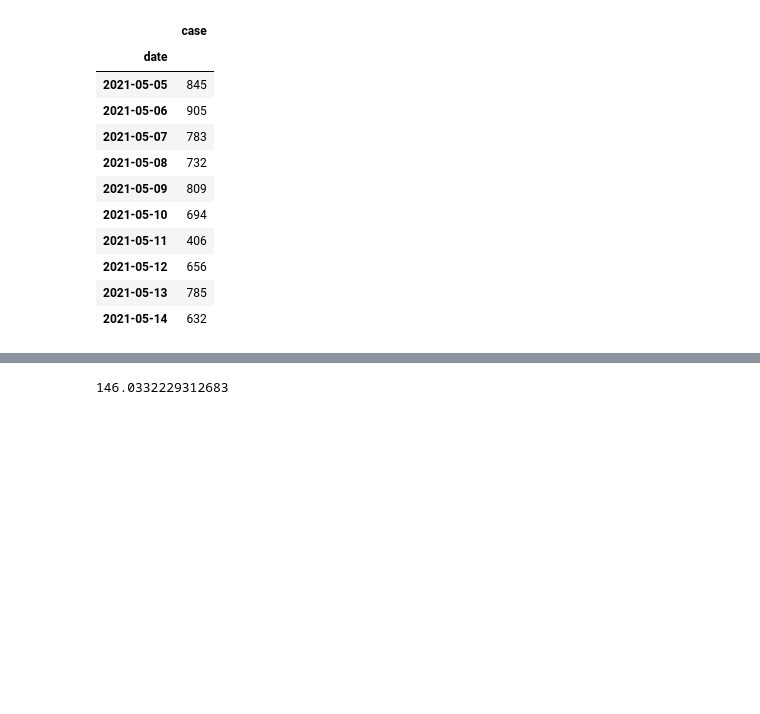
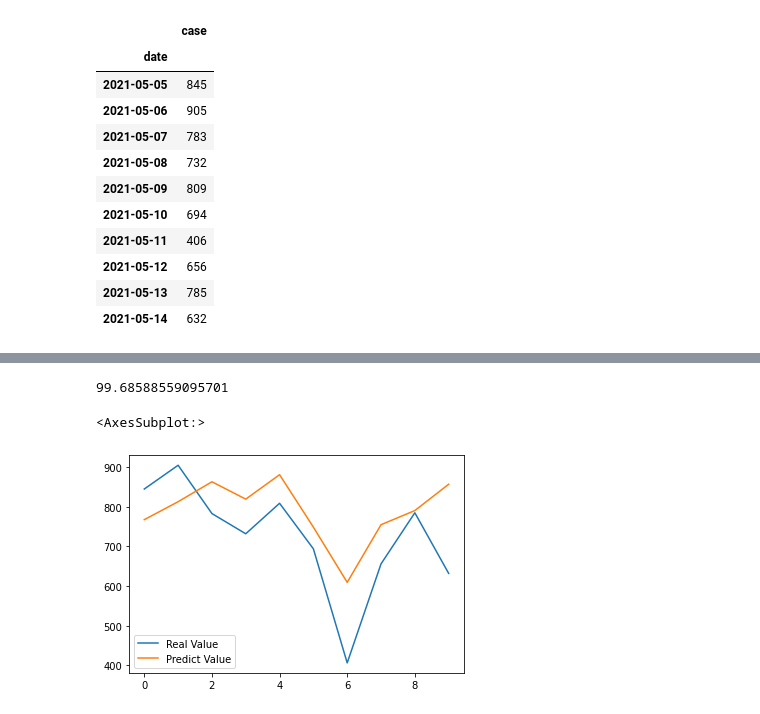
Before and after one commit to ardianzzz666/thesis, a Jupyter notebook: Multi Method + Seasonal Decomposition.ipynb, the cells around one changed output, grey strips where cells are left out. Drawn from its saved outputs; the diff is of its cells as text; code cells hidden in the pictures; blank space fills up the shorter version.

```diff
--- a/Multi Method + Seasonal Decomposition.ipynb
+++ b/Multi Method + Seasonal Decomposition.ipynb
@@ -349,5 +369,11 @@ rmse
-# %%
-rmse_arima = mean_squared_error(list_evaluasi, ARIMA_list, squared=False)
-rmse_arima
-# %% [output]
-146.0332229312683
+# %%
+mae = mean_absolute_error(list_evaluasi, hasil_final)
+mae
+# %% [output]
+99.68588559095701
+# %%
+compare = pd.DataFrame(list(zip(list_evaluasi, hasil_final)), columns =['Real Value', 'Predict Value'])
+compare.plot()
+# %% [output]
+<AxesSubplot:>
+[figure, added]
```
Also changed, not shown: parts of 17 cells of this notebook.
